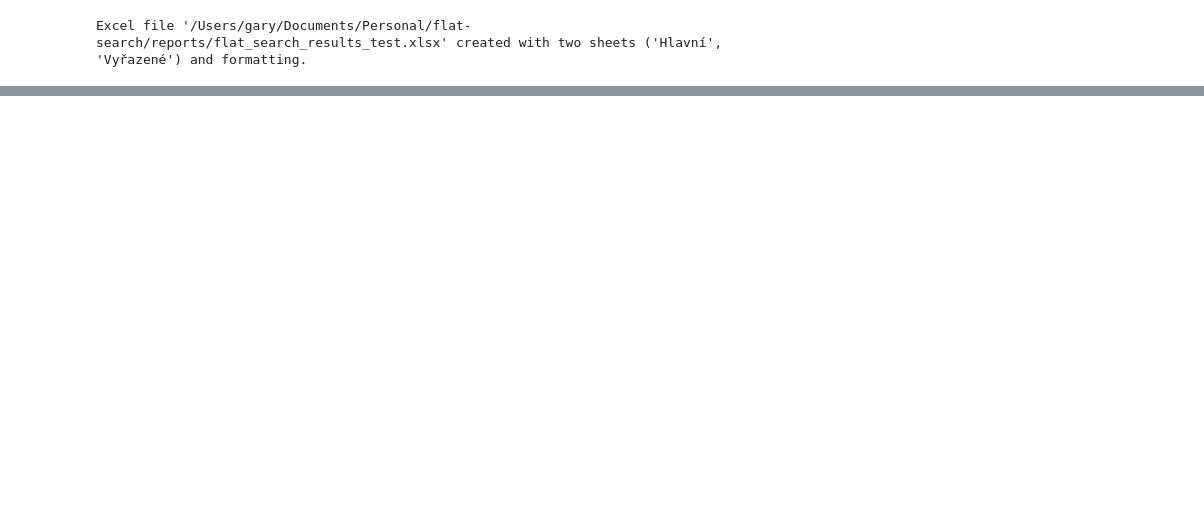
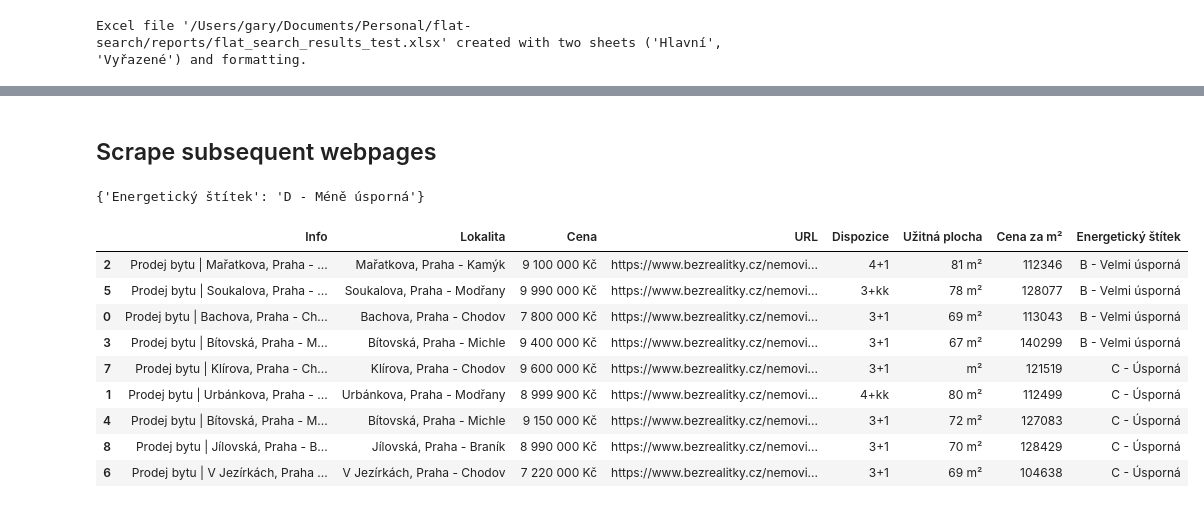
Before and after one commit to garcejan/flat-search, a Jupyter notebook: notebooks/flat-search-notebook.ipynb, the cells around one changed output, grey strips where cells are left out. Drawn from its saved outputs; the diff is of its cells as text; code cells hidden in the pictures; blank space fills up the shorter version.

```diff
--- a/notebooks/flat-search-notebook.ipynb
+++ b/notebooks/flat-search-notebook.ipynb
@@ -371,0 +446,59 @@ pync.notify(
+# %% [markdown]
+## Scrape subsequent webpages
+# %%
+soup = get_detail_url_page(df_br['URL'].unique()[0])
+# %%
+def get_general_info(soup):
+    energy_rating = ''
+
+    for tbody in soup.find_all("tbody"):
+        trs = tbody.find_all("tr")
+        for tr in trs:
+            row_text = tr.get_text(strip=True, separator="|")
+
+            # PARSE ONLY ENERGY RATING NOW
+            if "PENB" in row_text:
+                energy_rating = row_text.split("|")[-1]
+
+    return {"Energetický štítek": energy_rating}
+
+
+get_general_info(soup)
+# %% [output]
+{'Energetický štítek': 'D - Méně úsporná'}
+# %%
+def get_detail(url):
+    detail_info_d = {}
+    detail_info_d["URL"] = url
+    soup  = get_detail_url_page(url)
+    detail_info_d |= get_general_info(soup)
+
+    return detail_info_d
+# %%
+import tqdm
+import re
+
+detail_info_list = []
+for url in tqdm.tqdm(df_br["URL"].unique(), desc="Processing detail pages"):
+    details = get_detail(url)
+
+    unapproved_energy_ratings = re.compile("D|E|F|G|H")
+    if not unapproved_energy_ratings.search(details['Energetický štítek']):
+        detail_info_list.append(details)
+# %%
+df_br_today = pd.merge(df_br, pd.DataFrame(detail_info_list), on="URL", how="right").sort_values(
+    by=["Energetický štítek", "Užitná plocha", "Cena za m²"],
+    ascending=[True, False, True],
+)
+df_br_today
+# %% [output]
+|  | Info | Lokalita | Cena | URL | Dispozice | Užitná plocha | Cena za m² | Energetický štítek |
+| 2 | Prodej bytu | Mařatkova, Praha - ... | Mařatkova, Praha - Kamýk | 9 100 000 Kč | https://www.bezrealitky.cz/nemovi... | 4+1 | 81 m² | 112346 | B - Velmi úsporná |
+| 5 | Prodej bytu | Soukalova, Praha - ... | Soukalova, Praha - Modřany | 9 990 000 Kč | https://www.bezrealitky.cz/nemovi... | 3+kk | 78 m² | 128077 | B - Velmi úsporná |
+| 0 | Prodej bytu | Bachova, Praha - Ch... | Bachova, Praha - Chodov | 7 800 000 Kč | https://www.bezrealitky.cz/nemovi... | 3+1 | 69 m² | 113043 | B - Velmi úsporná |
+| 3 | Prodej bytu | Bítovská, Praha - M... | Bítovská, Praha - Michle | 9 400 000 Kč | https://www.bezrealitky.cz/nemovi... | 3+1 | 67 m² | 140299 | B - Velmi úsporná |
+| 7 | Prodej bytu | Klírova, Praha - Ch... | Klírova, Praha - Chodov | 9 600 000 Kč | https://www.bezrealitky.cz/nemovi... | 3+1 | m² | 121519 | C - Úsporná |
+| 1 | Prodej bytu | Urbánkova, Praha - ... | Urbánkova, Praha - Modřany | 8 999 900 Kč | https://www.bezrealitky.cz/nemovi... | 4+kk | 80 m² | 112499 | C - Úsporná |
+| 4 | Prodej bytu | Bítovská, Praha - M... | Bítovská, Praha - Michle | 9 150 000 Kč | https://www.bezrealitky.cz/nemovi... | 3+1 | 72 m² | 127083 | C - Úsporná |
+| 8 | Prodej bytu | Jílovská, Praha - B... | Jílovská, Praha - Braník | 8 990 000 Kč | https://www.bezrealitky.cz/nemovi... | 3+1 | 70 m² | 128429 | C - Úsporná |
+| 6 | Prodej bytu | V Jezírkách, Praha ... | V Jezírkách, Praha - Chodov | 7 220 000 Kč | https://www.bezrealitky.cz/nemovi... | 3+1 | 69 m² | 104638 | C - Úsporná |
```
Also changed, not shown: parts of 10 cells of this notebook, 10 other files.
